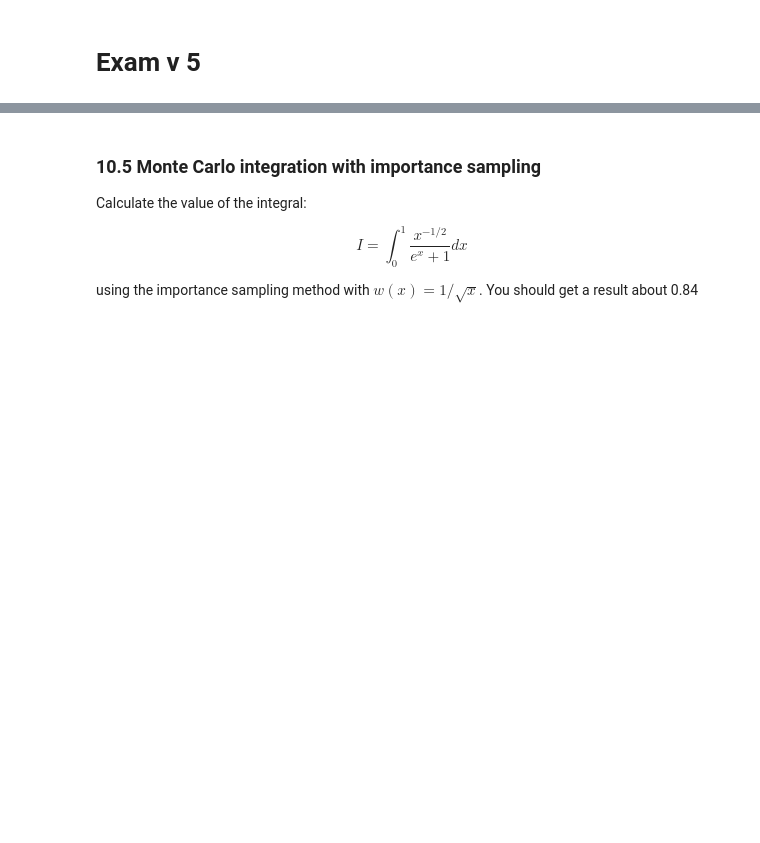
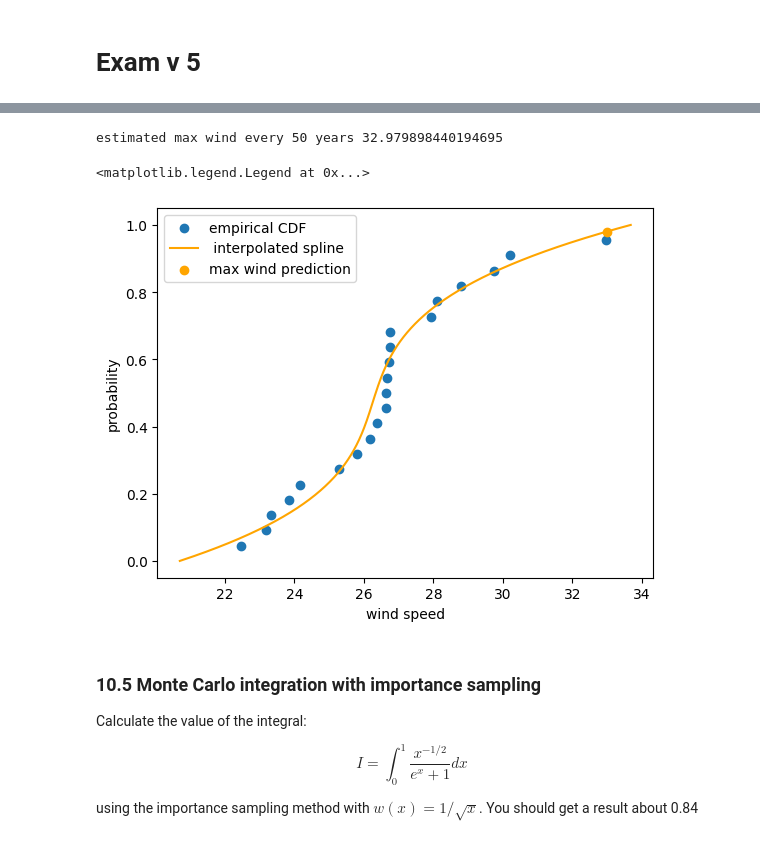
Before and after one commit to miriamzara/LaboratoryOfComputationalPhysics_Y7, a Jupyter notebook: exam_v5.ipynb, the cells around one changed output, grey strips where cells are left out. Saved outputs shown, nothing was run; the diff lists cells and outputs as text; code cells hidden in the pictures; blank space fills up the shorter version.

````diff
--- a/exam_v5.ipynb
+++ b/exam_v5.ipynb
@@ -59,6 +179,29 @@ So the storm wind speed occurring every 50 years can be guessed as:
 ``` python
 fifty_wind = quantile_func(fifty_prob)
 ```
+# %%
+import numpy as np
+from scipy.interpolate import UnivariateSpline
+import matplotlib.pyplot as plt
+max_speeds = np.load('max-speeds.npy')
+years_nb = max_speeds.shape[0]
+max_speeds = np.sort(max_speeds)
+estimated_cum_prob = 1/(years_nb + 1) * np.arange(1, years_nb + 1)
+plt.scatter(max_speeds, estimated_cum_prob , label = "empirical CDF")
+
+spline = UnivariateSpline(x = estimated_cum_prob, y= max_speeds)
+plt.plot(spline( np.linspace(0, 1, 1000)), np.linspace(0, 1, 1000), color = "orange", label = " interpolated spline")
+fifty_prob = 1 -0.02
+max_wind = spline(fifty_prob)
+print("estimated max wind every 50 years", max_wind)
+plt.scatter(max_wind, fifty_prob, color = "orange", label = "max wind prediction")
+plt.xlabel("wind speed")
+plt.ylabel("probability")
+plt.legend()
+# %% [output]
+estimated max wind every 50 years 32.979898440194695
+<matplotlib.legend.Legend at 0x...>
+[figure, added]
 # %% [markdown]
 ### 10.5 **Monte Carlo integration with importance sampling**
 
````
Also changed, not shown: parts of 10 cells of this notebook, 28 other files.
